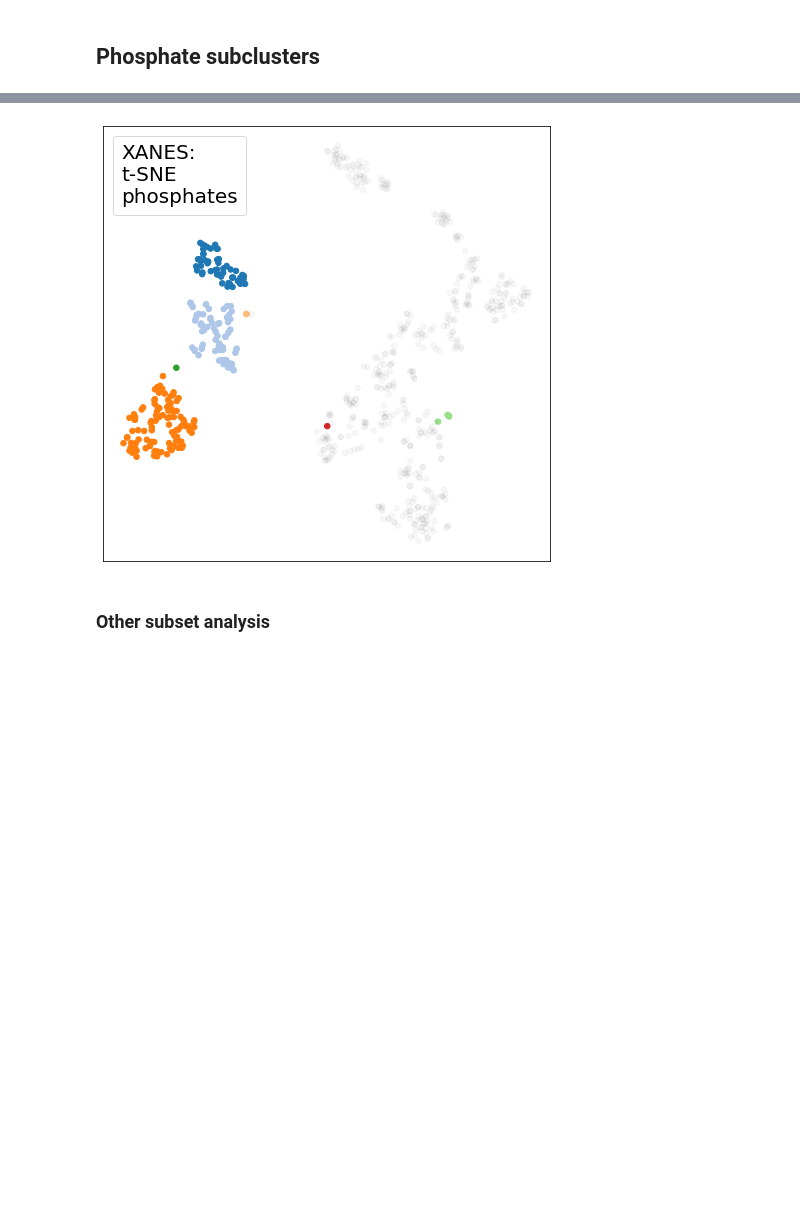
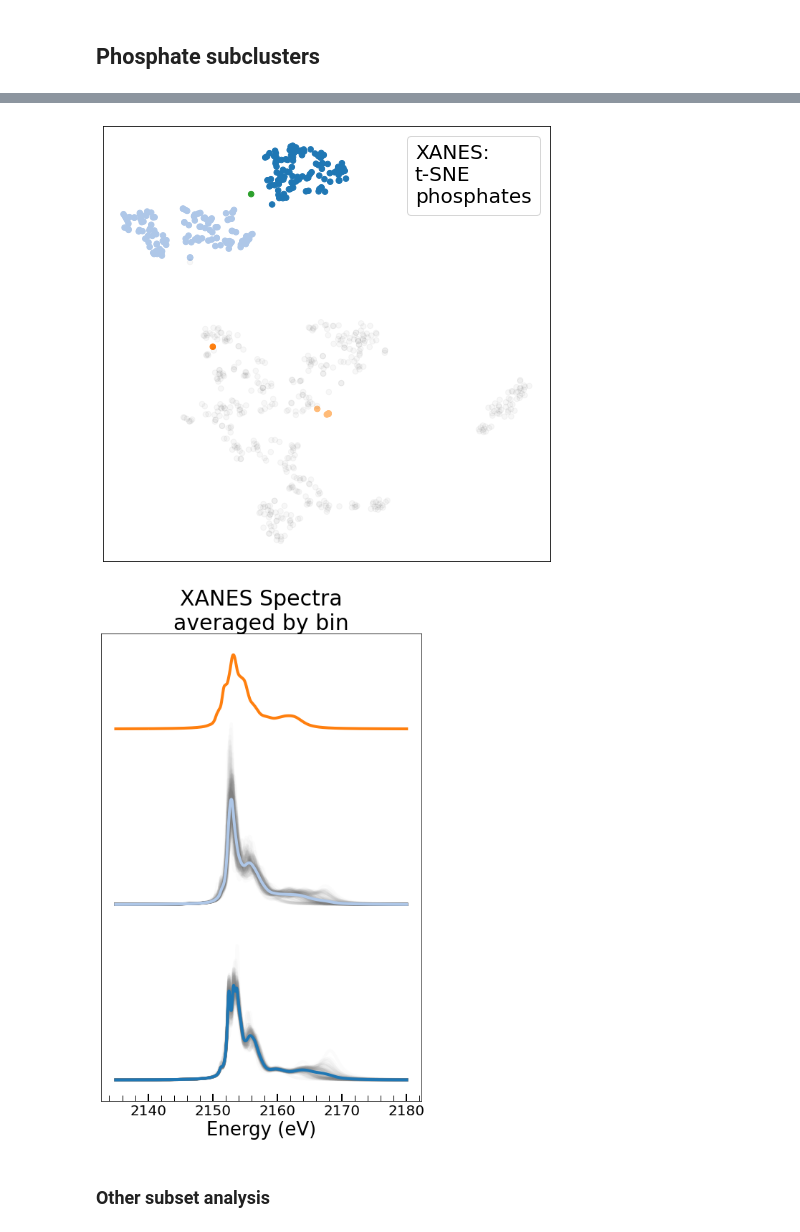
Before and after one commit to Seidler-Lab/Phosphorus-ML-Project, a Jupyter notebook: Data_Analysis_Sam.ipynb, the cells around one changed output, grey strips where cells are left out. Cells and saved outputs as stored; diff of their text form; code cells hidden in the pictures; blank space fills up the shorter version.

```diff
--- a/Data_Analysis_Sam.ipynb
+++ b/Data_Analysis_Sam.ipynb
@@ -369,5 +351,5 @@ def get_subset_plots(X_data, mode='XANES', perplexity=5, **kwargs):
 # %%
-def get_tsne_maps(codemap, xanes_perplexity=20, xes_perplexity=30):
+def get_tsne_maps(codemap, xanes_perplexity=20, xes_perplexity=20):
 
     hiddenCIDS = np.array([c['CID'] for c in X_data if not c['CID'] in codemap.keys()])
     X_subset = [c for c in list(compoundmap.values()) if c['CID'] in codemap.keys()]
@@ -398,0 +413,13 @@ def get_tsne_maps(codemap, xanes_perplexity=20, xes_perplexity=30):
+# %%
+fig, axes = plt.subplots(nrows=1, ncols=2, figsize=(16,8))
+plt.subplots_adjust(wspace=0)
+for mode in ['XES', 'XANES']:
+    if mode == 'XES':
+        tsnemap = XES_tsnemap
+        col = 0
+    else:
+        tsnemap = XANES_tsnemap
+        col = 1
+    class_tsneplt = plot_dim_red((fig, axes[col]), X_coord, tsnemap, colorcodemap=classcodemap,
+                                 mode=mode, method='t-SNE', hiddencids=hiddenCIDs, fontsize=27,
+                                 size=60, edgecolors='w')
@@ -475,5 +524,5 @@ tsne_plt = plot_dim_red(plt.subplots(figsize=(6,6)), X_coord, XANES_tsnemap, siz
 tsne_phosphates = np.array([XANES_tsnemap[c['CID']] for c in X_data_classed if c['Class'] == 'phosphate'])
 cids_phosphates = [c['CID'] for c in X_data_classed if c['Class'] == 'phosphate']
 
-dbscan_clustering = DBSCAN(eps=3, min_samples=1).fit(tsne_phosphates)
+dbscan_clustering = DBSCAN(eps=4.5, min_samples=1).fit(tsne_phosphates)
 dbscan_clustermap = {cid:cluster for cid,cluster in zip(cids_phosphates, dbscan_clustering.labels_)}
@@ -491,47 +545,69 @@ for c in X_data_classed:
 select_clusters = [1,2,3]
 X_phosphate = [c for c in X_data_classed if phosphate_clustermap[c['CID']] in select_clusters]
 
-colormap = {c['CID']:phosphate_clustermap[c['CID']] for c in X_data_classed \
+colorcodemap = {c['CID']:phosphate_clustermap[c['CID']] for c in X_data_classed \
           if phosphate_clustermap[c['CID']] in select_clusters}
-binmap = {k:v*0.5 for k,v in colormap.items()}
+binmap = {k:v*0.5 for k,v in colorcodemap.items()}
 
 ############ tsne plot all phosphates with clusters indicated by DBSCAN
 tsne_plt = plot_dim_red(plt.subplots(figsize=(8,8)), X_coord, XANES_tsnemap, size=30,
                         colorcodemap=phosphate_clustermap, coloralpha=1., hiddenalpha=0.03,
                         mode='XANES', method='t-SNE\nphosphates', fontsize=20, **kwargs)
 
-add_point_pubchem_link(tsne_plt, X_coord)
-add_point_label(tsne_plt, X_coord)
+# add_point_pubchem_link(tsne_plt, X_coord)
+# add_point_label(tsne_plt, X_coord)
+
+############ charge heatmap
+hiddencids = [compound['CID'] for compound in X_coord if compound['Charge'] == -1]
+charge_kwargs = {'Charge': [-0.9,2.]}
+scaled_chargemap, min_charge, max_charge = get_scaled_chargemap(X_coord, hiddencids=hiddencids,
+                                                                **Merge(kwargs, charge_kwargs))
+
+chargemap_phosphates = {compound['CID']:compound['Charge'] for compound in X_phosphate}
+# make_charge_hist(chargemap_phosphates, label='Charge on P\nphosphates', bins=30, colorcodemap=colorcodemap)
+
+for mode in ['XANES']:
+    if mode == 'XES':
+        tsnemap = XES_tsnemap
+    else:
+        tsnemap = XANES_tsnemap
+#     charge_plt = plot_dim_red(plt.subplots(figsize=(8,8)),  X_coord, tsnemap, mode=mode,
+#                               hiddenalpha=0.1, method='t-SNE', fontsize=20,
+#                               colormap=plt.cm.viridis, hiddencids=hiddencids, size=30,
+#                               colorcodemap=scaled_chargemap, scalecolor=False, colorbar=True,
+#                               cbarlim=(min_charge, max_charge), label='Charge on P\n(phosphates)', heatmap=True,
+#                               **kwargs)
 
 # ############ spaghetti plot all phosphates with clusters indicated by DBSCAN
 # spaghetti_plt = plot_spaghetti(plt.subplots(figsize=(8,12)), compoundmap, mode='XANES',
-#                                colorcodemap=colormap, binmap=binmap,
+#                                colorcodemap=colorcodemap, binmap=binmap,
 #                                hiddenalpha=0, coloralpha=0.3, **kwargs)
 
 # ############ spaghetti plot of average clusters indicated by DBSCAN
-# spaghetti_plt = plot_spaghetti(plt.subplots(figsize=(8,12)), compoundmap, mode='XANES',
-#                                colorcodemap=colormap, binmap=binmap, linewidth=4,
-#                                hiddenalpha=0, coloralpha=0.6, average_bins=True, **kwargs)
+spaghetti_plt = plot_spaghetti(plt.subplots(figsize=(8,12)), compoundmap, mode='XANES',
+                               colorcodemap=colorcodemap, binmap=binmap, linewidth=4,
+                               hiddenalpha=0, coloralpha=1.0, average_bins=True, **kwargs)
 
 # ############ tsne plot of selected cids for each cluster
 # cid_select = [25195353, 151197, 278]
 # kwargs = {'CID':cid_select}
 
 # tsne_plt = plot_dim_red(plt.subplots(figsize=(8,8)), X_coord, XANES_tsnemap, size=65,
 #                         colorcodemap=phosphate_clustermap, coloralpha=1., hiddenalpha=0.03,
 #                         mode='XANES', method='t-SNE\nphosphates', fontsize=20, **kwargs)
 # ############ spaghetti plot of selected cids for each cluster
 # colormap = {}
 # for c in X_data_classed:
 #     if c['CID'] in cid_select:
 #         colormap[c['CID']] = phosphate_clustermap[c['CID']]
 # binmap = {k:v*0.5 for k,v in colormap.items()}
 
 # spaghetti_plt = plot_spaghetti(plt.subplots(figsize=(8,12)), compoundmap, mode='XANES',
 #                                colorcodemap=colormap, binmap=binmap, linewidth=5,
 #                                hiddenalpha=0, coloralpha=0.6, **kwargs)
 # %% [output]
-[figure, old version]
+[figure, new version]
+[figure, added]
 # %% [markdown]
 ### Other subset analysis
 # %%
```
Also changed, not shown: parts of 40 cells of this notebook, 22 other files.
